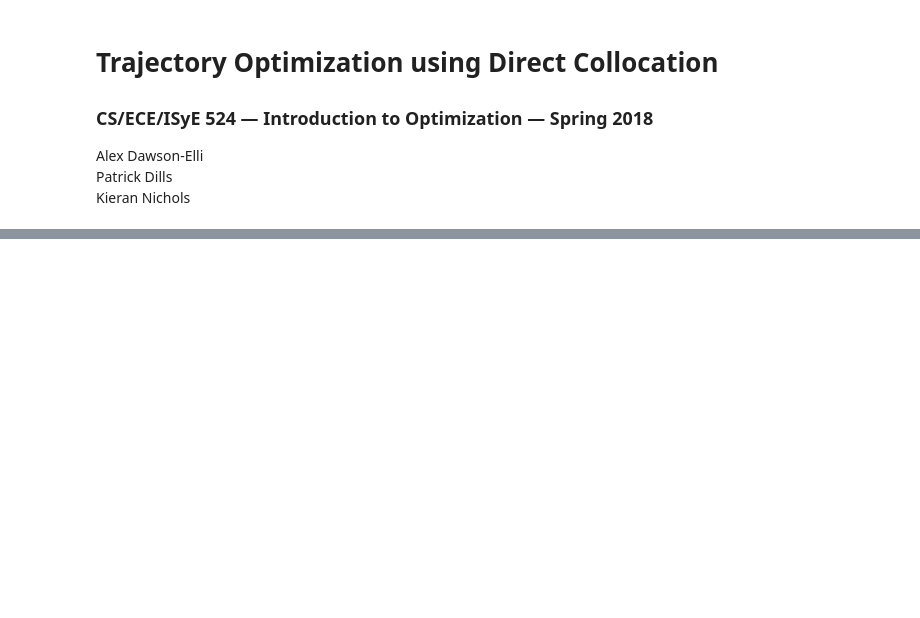
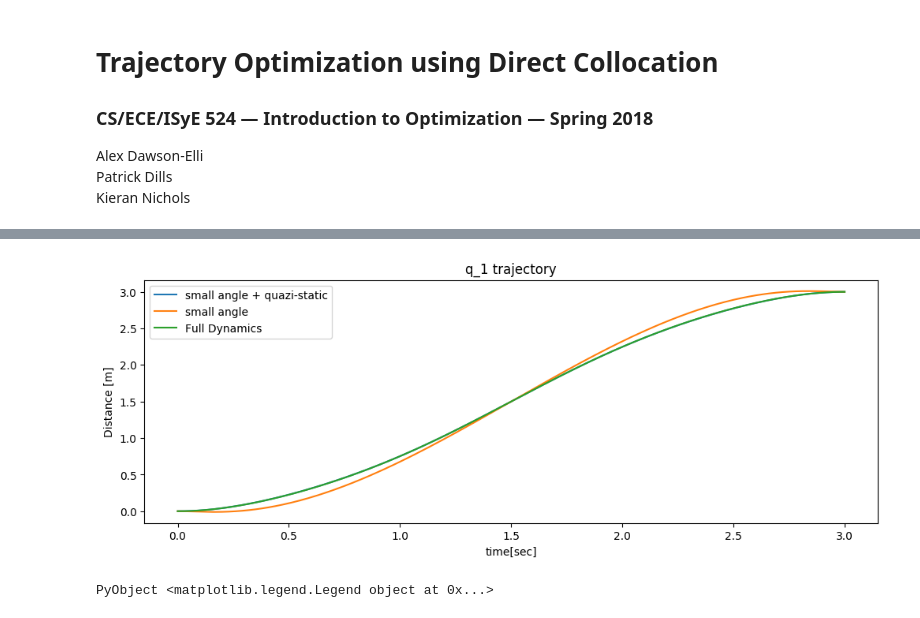
Before and after one commit to the1kieran/pullCartTrajOpt, a Jupyter notebook: finalProject/finalReport.ipynb, the cells around one changed output, grey strips where cells are left out. Cells and saved outputs as stored; diff of their text form; code cells hidden in the pictures; blank space fills up the shorter version.

```diff
--- a/finalProject/finalReport.ipynb
+++ b/finalProject/finalReport.ipynb
@@ -128,0 +587,10 @@ Restating this optimization problem in standard form will yield
+# %%
+#plot q1 vs. time
+figure(figsize=(12,4))
+plotq1(x1,h,tf)
+plotq1(x2,h,tf)
+plotq1(x3,h,tf)
+legend(["small angle + quazi-static","small angle", "Full Dynamics" ])
+# %% [output]
+[figure, added]
+PyObject <matplotlib.legend.Legend object at 0x...>
```
Also changed, not shown: parts of 34 cells of this notebook, 1 other file.
